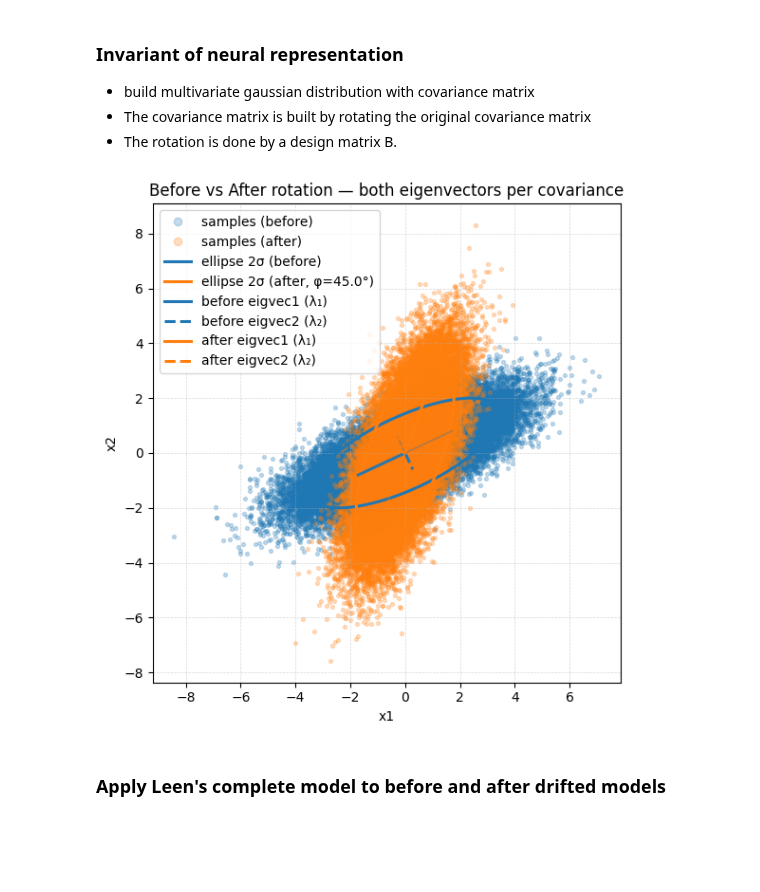
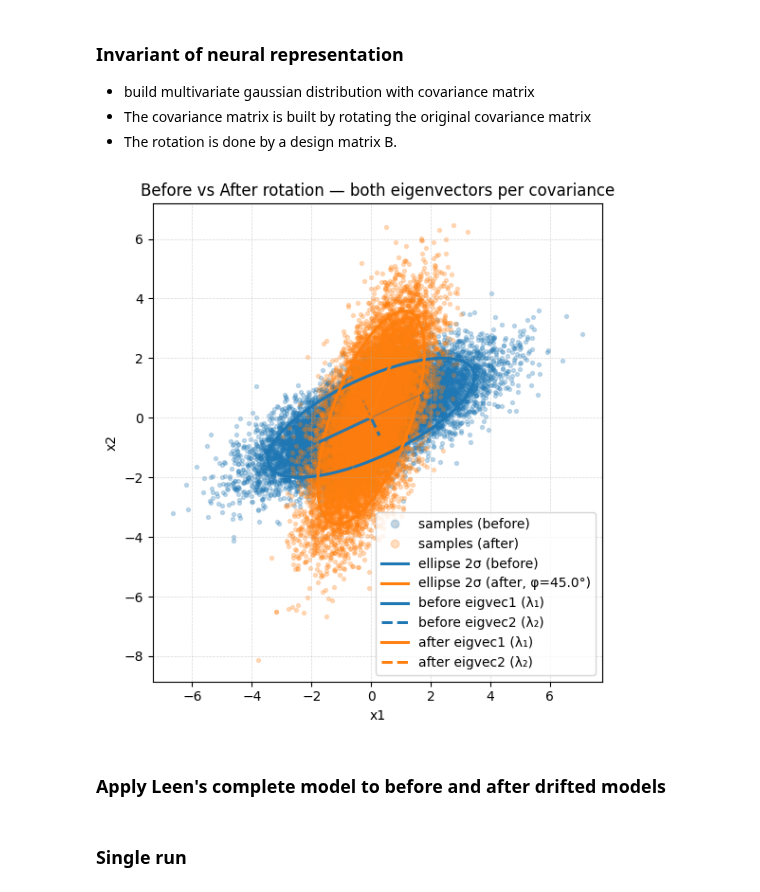
Before and after one commit to neuralalgorithms/representational-drift, a Jupyter notebook: model_drift.ipynb, the cells around one changed output. Saved outputs shown, nothing was run; the diff lists cells and outputs as text; code cells hidden in the pictures; blank space fills up the shorter version.

```diff
--- a/model_drift.ipynb
+++ b/model_drift.ipynb
@@ -101,18 +101,18 @@ def plot_2D_before_after_distribution(Sigma, Sigma_rot, phi_deg: float, seed: in
 # %%
 d = 2
 m = 2
 phi_deg = 45.0
-n_samples = 50000
+n_samples = 15000
 X_seed = 0
 # get /sigma
 Sigma = np.array([[3.0, 1.2],
                     [1.2, 1.0]])
 Sigma_rot = rotate_cov_2d(Sigma, np.deg2rad(phi_deg))
 
 # visualize the before and after covariances with both eigenvectors
 plot_2D_before_after_distribution(Sigma, Sigma_rot, phi_deg, n_samples=n_samples, seed=X_seed)
 # %% [output]
-[figure, old version]
+[figure, new version]
 # %% [markdown]
 ### Apply Leen's complete model to before and after drifted models
 # %%
@@ -149 +170,3 @@ def run_experiment(model, data, m, runs = 10):
+# %% [markdown]
+### Single run
 # %%
```
Also changed, not shown: parts of 6 cells of this notebook, 1 other file.
